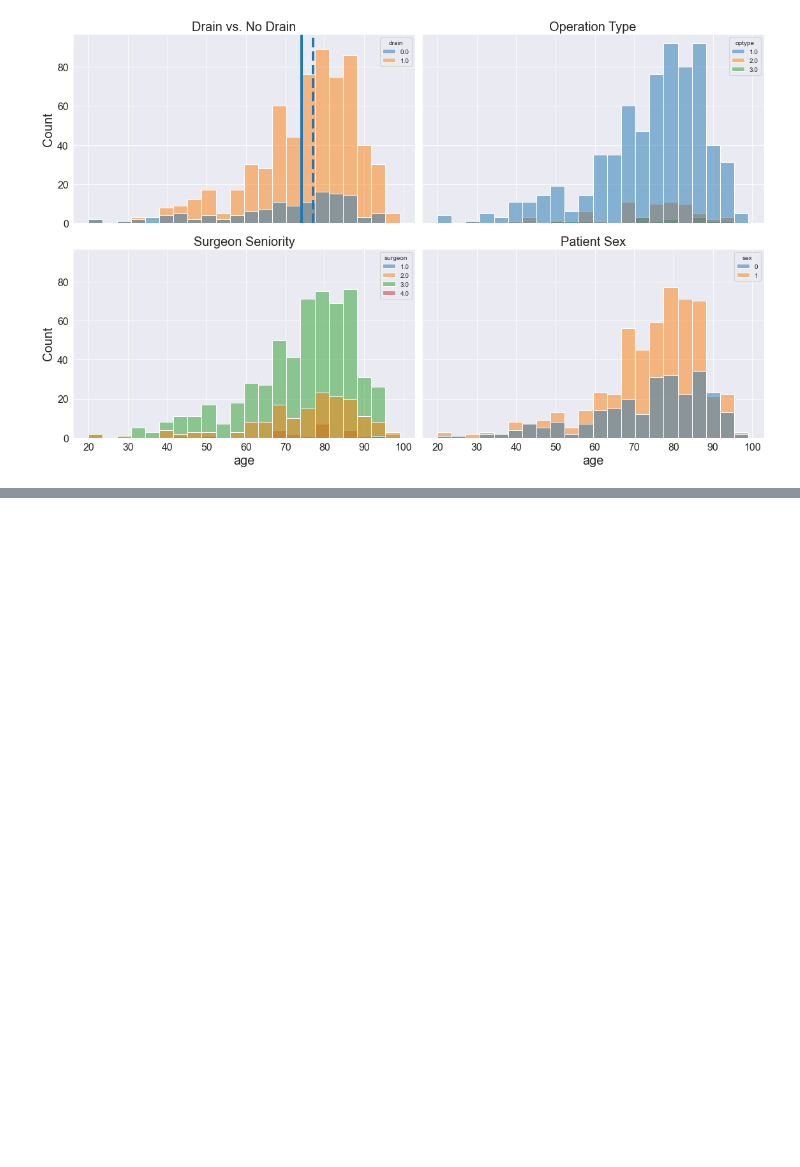
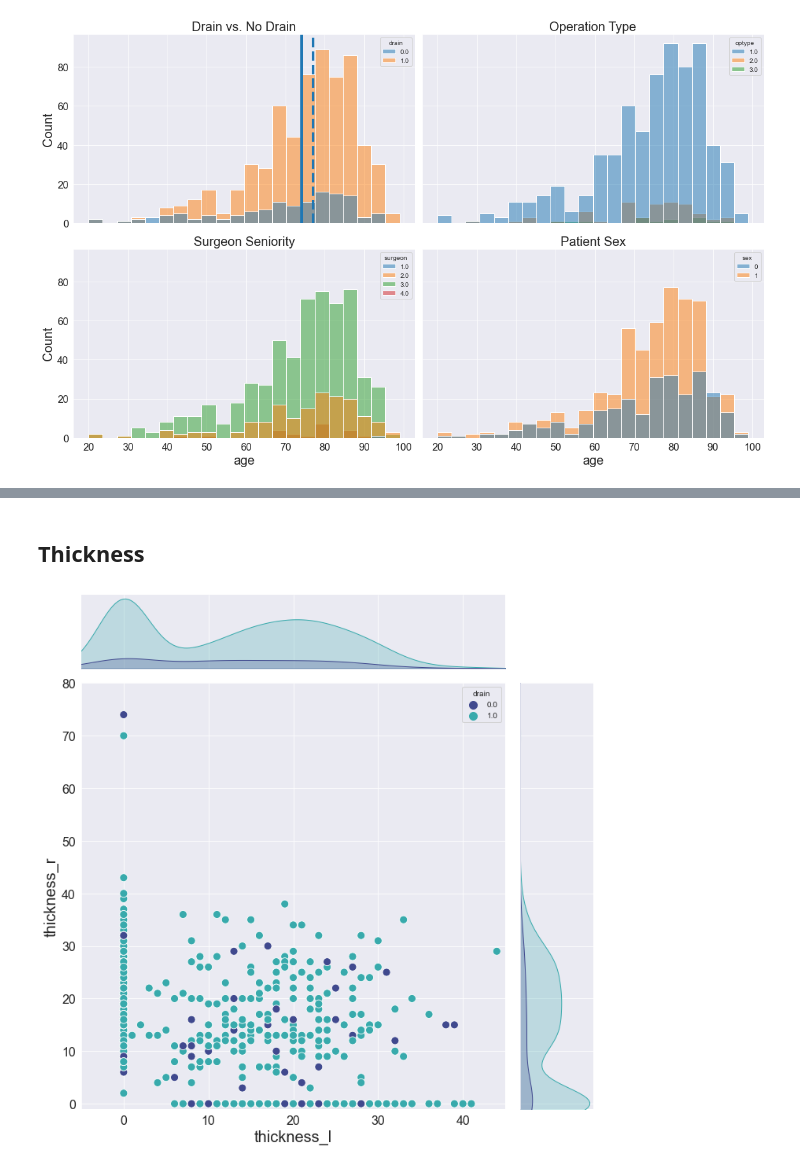
Before and after one commit to c-abbott/surviving-the-icu, a Jupyter notebook: notebooks/csdh_eda.ipynb, the cells around one changed output, grey strips where cells are left out. Saved outputs shown, nothing was run; the diff lists cells and outputs as text; code cells hidden in the pictures; blank space fills up the shorter version.

```diff
--- a/notebooks/csdh_eda.ipynb
+++ b/notebooks/csdh_eda.ipynb
@@ -107,0 +176,14 @@ plt.show()
+# %% [markdown]
+## Thickness
+# %%
+ax = sns.jointplot(data=csdh,
+                   x="thickness_l",
+                   y="thickness_r",
+                   hue="drain",
+                   ax=ax,
+                   xlim=(-5,45),
+                   ylim=(-1, 80),
+                   height=10, palette=sns.color_palette("mako", 2))
+plt.show()
+# %% [output]
+[figure, added]
```
Also changed, not shown: parts of 24 cells of this notebook.
